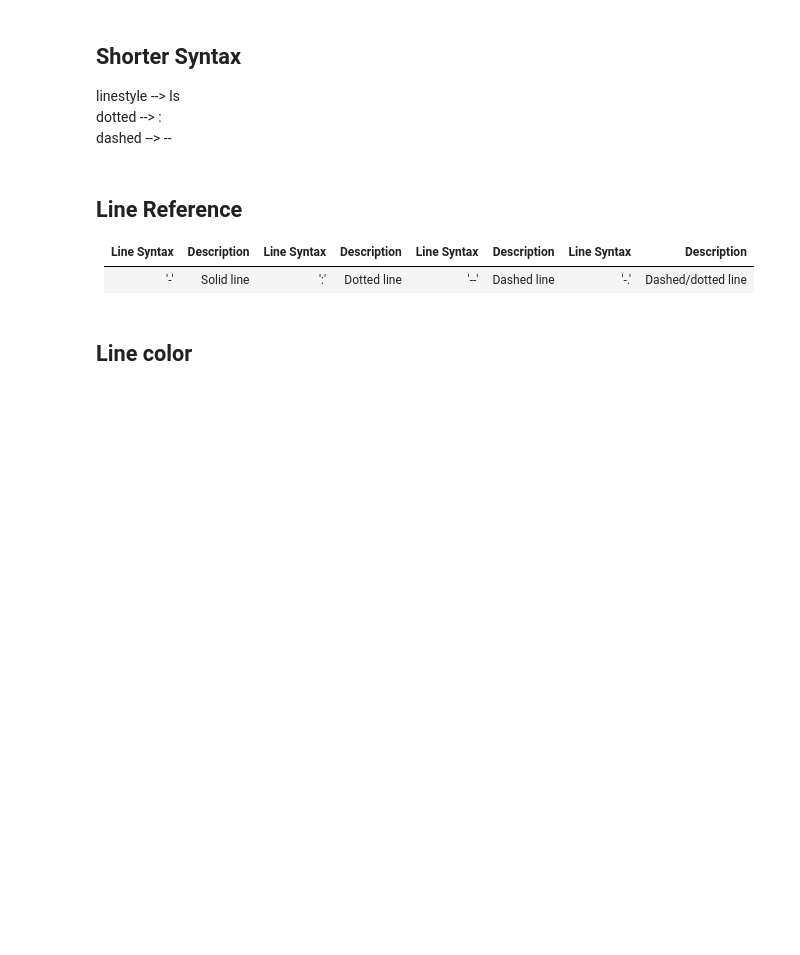
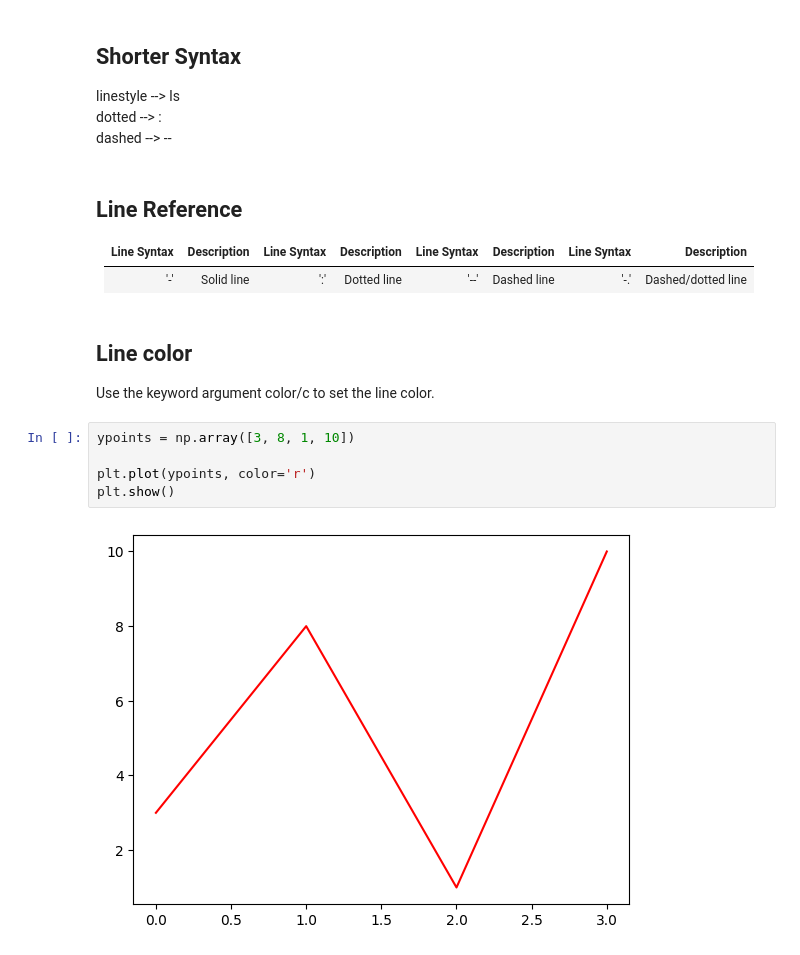
Before and after one commit to shaygong322/Dive-into-DL, a Jupyter notebook: NumPy-Pandas-Matplotlib/Matplotlib.ipynb, the cells around one changed output. Drawn from its saved outputs; the diff is of its cells as text; blank space fills up the shorter version.

```diff
--- a/NumPy-Pandas-Matplotlib/Matplotlib.ipynb
+++ b/NumPy-Pandas-Matplotlib/Matplotlib.ipynb
@@ -134,3 +134,11 @@ dashed --> --
 | '-'         | Solid line        | ':'         | Dotted line       | '--'        | Dashed line         | '-.'        | Dashed/dotted line |
 # %% [markdown]
 ## Line color
+Use the keyword argument color/c to set the line color.
+# %%
+ypoints = np.array([3, 8, 1, 10])
+
+plt.plot(ypoints, color='r')
+plt.show()
+# %% [output]
+[figure, added]
```
Also changed, not shown: parts of 77 cells of this notebook, 2 other files.
